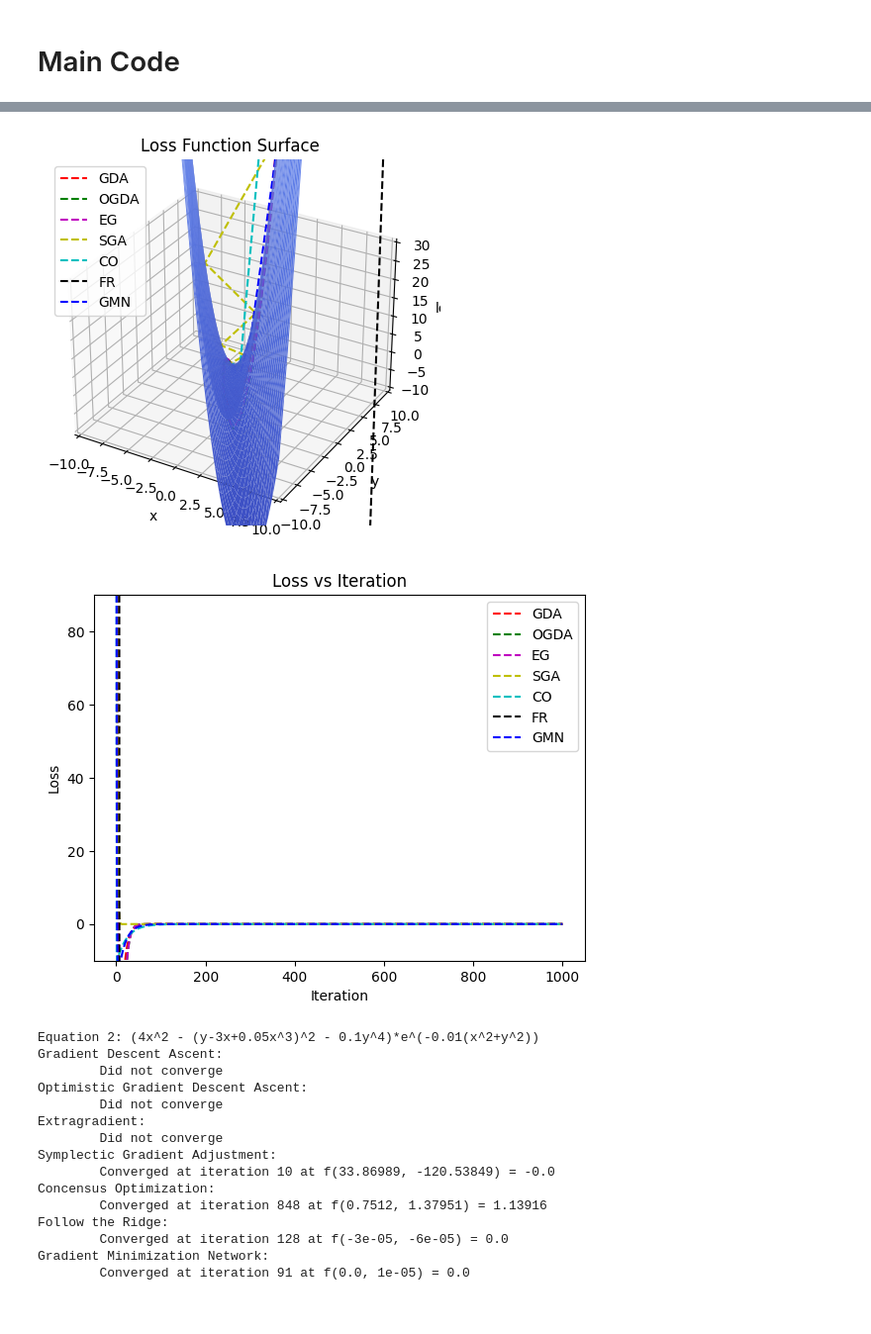
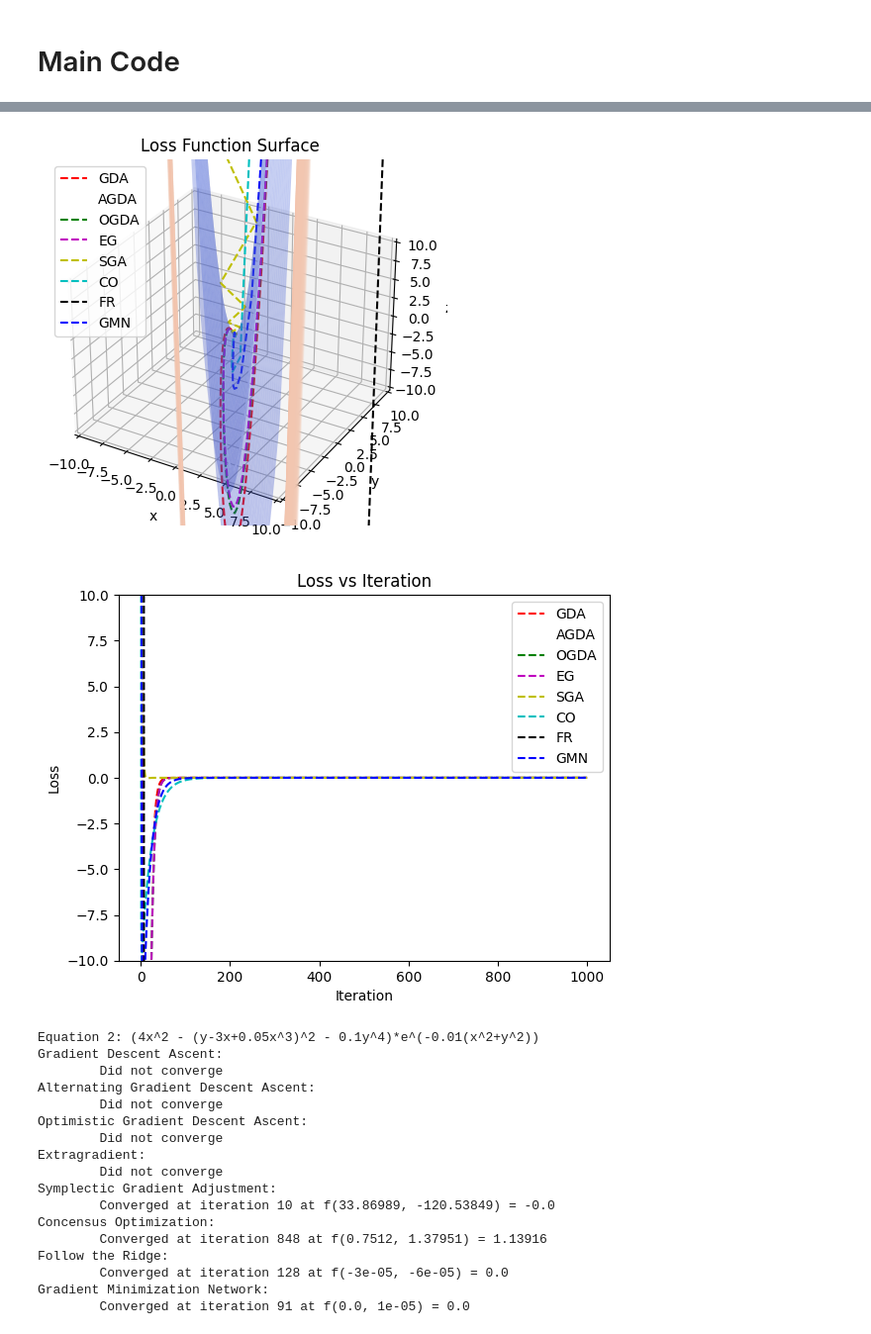
Before and after one commit to 54nd339/ML_DA, a Jupyter notebook: GAN/GAN copy.ipynb, the cells around one changed output, grey strips where cells are left out. Shown at 99% size. Drawn from its saved outputs; the diff is of its cells as text; code cells hidden in the pictures.

```diff
--- a/GAN/GAN copy.ipynb
+++ b/GAN/GAN copy.ipynb
@@ -274,20 +280,33 @@ def plot_paths(vals, equation, xlims, ylims):
 # %%
 # Plot the 3D surface of the loss function and the path taken by each algorithm
 def plot_3d(vals, equation, xlims, ylims, zlims):
-    X = np.linspace(xlims[0], xlims[1], 100)
-    Y = np.linspace(ylims[0], ylims[1], 100)
+    X = np.linspace(xlims[0], xlims[1], 1000)
+    Y = np.linspace(ylims[0], ylims[1], 1000)
     X, Y = np.meshgrid(X, Y)
     Z = loss_function(X, Y, equation)
 
-    fig = plt.figure()
+    # fig = go.Figure(data=[go.Surface(z=Z, x=X, y=Y)])
+    # path = ['blue', 'black', 'cyan', 'yellow', 'magenta', 'green', 'white', 'red']
+    # for i in vals:
+    #     val = np.asarray(i[1])
+    #     fig.add_trace(go.Scatter3d(x=val[:,0], y=val[:,1], z=val[:,2], mode='lines',
+    #                                line=dict(color=path.pop()), name=i[0].upper()))
+
+    # fig.update_layout(scene = dict(xaxis=dict(range=xlims),
+    #                                yaxis=dict(range=ylims),
+    #                                zaxis=dict(range=zlims)),
+    #                     autosize=False, width=500, height=500)
+
+    # fig.show()
+
     ax = plt.axes(projection='3d')
-    ax.plot_surface(X, Y, Z, cmap=cm.coolwarm)
+    ax.plot_surface(X, Y, Z, cmap=cm.coolwarm, alpha=0.35, edgecolor='none')
     ax.set_xlabel('x')
     ax.set_ylabel('y')
-    ax.set_zlabel('loss')
+    ax.set_zlabel('z')
     ax.set_title('Loss Function Surface')
 
-    path = ['b--', 'k--', 'c--', 'y--', 'm--', 'g--', 'r--']
+    path = ['b--', 'k--', 'c--', 'y--', 'm--', 'g--', 'w--', 'r--']
     for i in vals:
         val = np.asarray(i[1])
         ax.plot(val[:,0], val[:,1], val[:,2], path.pop(), label=i[0].upper())
@@ -301,22 +320,21 @@ def plot_3d(vals, equation, xlims, ylims, zlims):
 # Plot convergence
 # %%
 # Plot loss vs iteration for each algorithm in the same plot but different subplots
-# # ax.plot(usgd_vals[:,2], 'w--', label='USGD')
-# # ax.plot(hgd_vals[:,2], 'r', label='HGD')
+# ax.plot(usgd_vals[:,2], 'w--', label='USGD')
 
-def plot_loss(vals):
+def plot_loss(vals, lims):
     fig, ax = plt.subplots(1, 1)
     ax.set_xlabel('Iteration')
     ax.set_ylabel('Loss')
     ax.set_title('Loss vs Iteration')
 
-    path = ['b--', 'k--', 'c--', 'y--', 'm--', 'g--', 'r--']
+    path = ['b--', 'k--', 'c--', 'y--', 'm--', 'g--', 'w--', 'r--']
     for i in vals:
         val = np.asarray(i[1])
         ax.plot(val[:,2], path.pop(), label=i[0].upper())
 
     ax.legend()
-    ax.set_ylim(-10, 90)
+    ax.set_ylim(lims)
     plt.show()
 # %% [markdown]
 # Main Code
@@ -340,16 +358,21 @@ lims = [[[-10, 10], [-10, 10]],
 #         [[-10, 10], [-10, 10]]]
 
 iter = 1000
-for i in range(5):
+loss_lims = [[-10, 20], [-10, 10], [-10, 20], [60, 90], [-20, 20]]
+
+for i in range(len(equations)):
     x, y = seeds[i]
     lr = 0.05
     equation = i
     xlims, ylims = lims[i]
+    llims = loss_lims[i]
     vals = []
 
     print(f'\nEquation {i}: {equations[i]}')
     gda_vals = GDA(x, y, lr, iter, equation)
     vals.append(check_convergence(gda_vals, 'gda', equation, x, y))
+    agda_vals = AGDA(x, y, lr, iter, equation)
+    vals.append(check_convergence(agda_vals, 'agda', equation, x, y))
     ogda_vals = OGDA(x, y, lr, iter, equation)
     vals.append(check_convergence(ogda_vals, 'ogda', equation, x, y))
     eg_vals = EG(x, y, lr, iter, equation)
@@ -366,8 +389,8 @@ for i in range(5):
     vals.append(check_convergence(gmn_vals, 'gmn', equation, x, y))
 
     plot_paths(vals, equation, xlims, ylims)
-    plot_3d(vals, equation, xlims, ylims, [-10, 30])
-    plot_loss(vals)
+    plot_3d(vals, equation, xlims, ylims, llims)
+    plot_loss(vals, llims)
 # %% [output]
 Equation 0: -3x^2 - y^2 + 4xy
 Gradient Descent Ascent:
@@ -406,7 +433,9 @@ Gradient Minimization Network:
-[figure, old version]
+[figure, new version]
-[figure, old version]
+[figure, new version]
 Equation 2: (4x^2 - (y-3x+0.05x^3)^2 - 0.1y^4)*e^(-0.01(x^2+y^2))
 Gradient Descent Ascent:
+        Did not converge
+Alternating Gradient Descent Ascent:
         Did not converge
 Optimistic Gradient Descent Ascent:
         Did not converge
```
Also changed, not shown: parts of 5 cells of this notebook, 18 other files.
